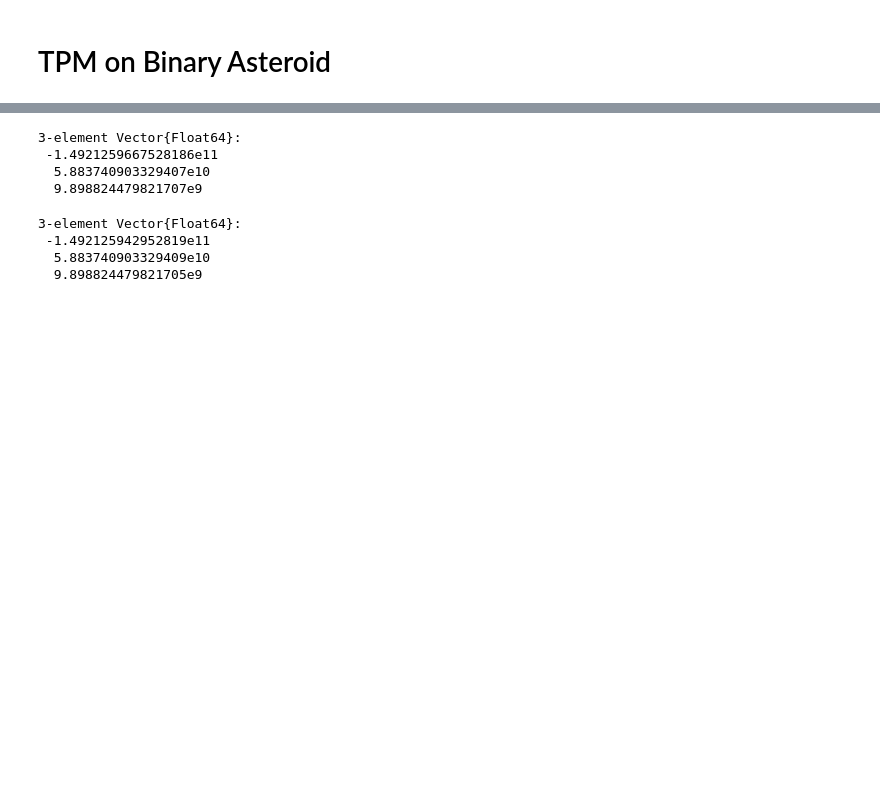
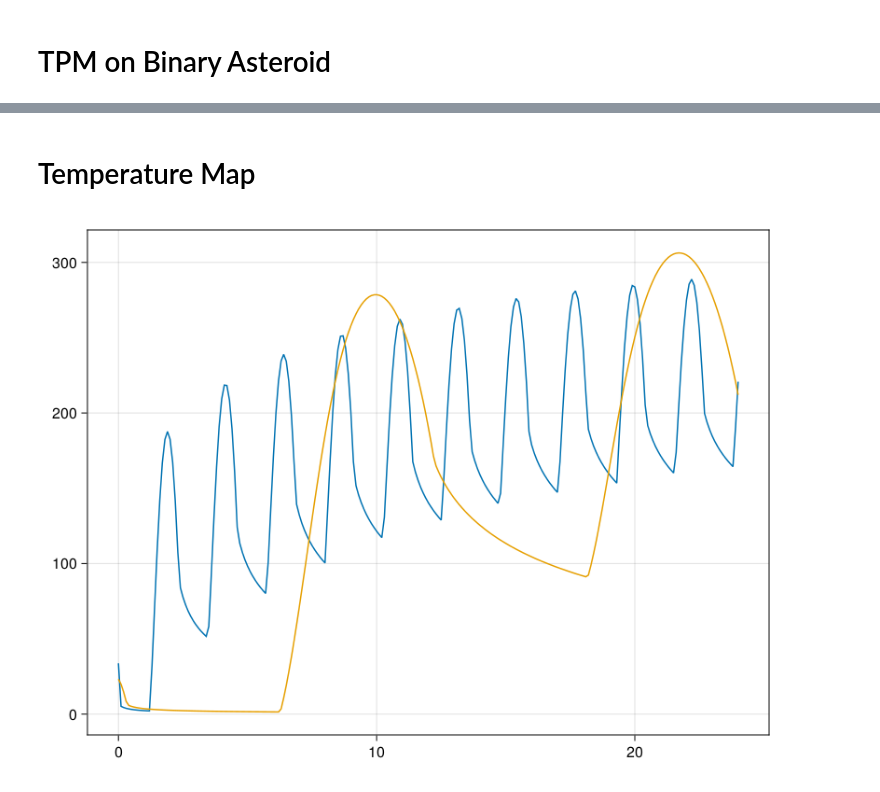
Before and after one commit to Astroshaper/AsteroidThermoPhysicalModels.jl, a Jupyter notebook: notebooks/二重小惑星系_20221005.ipynb, the cells around one changed output, grey strips where cells are left out. Saved outputs shown, nothing was run; the diff lists cells and outputs as text; code cells hidden in the pictures; blank space fills up the shorter version.

```diff
--- a/notebooks/二重小惑星系_20221005.ipynb
+++ b/notebooks/二重小惑星系_20221005.ipynb
@@ -250,17 +248,20 @@ data = load("tmp.jld2");
 # data["torques"]
 
 # data["D1_TO_J2000"]
-# %%
-D1_TO_D2[1] * sun_d1[1] - d1_d2[1]
-# %% [output]
-3-element Vector{Float64}:
- -1.4921259667528186e11
-  5.883740903329407e10
-  9.898824479821707e9
-# %%
-sun_d2[1]
-# %% [output]
-3-element Vector{Float64}:
- -1.492125942952819e11
-  5.883740903329409e10
-  9.898824479821705e9
+# %% [markdown]
+# Temperature Map
+# %%
+fig = Figure()
+ax = Axis(fig[1, 1])
+
+ts = @. (data["et_range"] - data["et_range"][begin]) / 3600
+
+surf_temps_1 = data["surf_temps"][1][302, :]  # At equator
+surf_temps_2 = data["surf_temps"][2][528, :]  # At equator
+
+lines!(ts, surf_temps_1)
+lines!(ts, surf_temps_2)
+
+display(fig)
+# %% [output]
+[figure, added]
```
Also changed, not shown: parts of 24 cells of this notebook.
